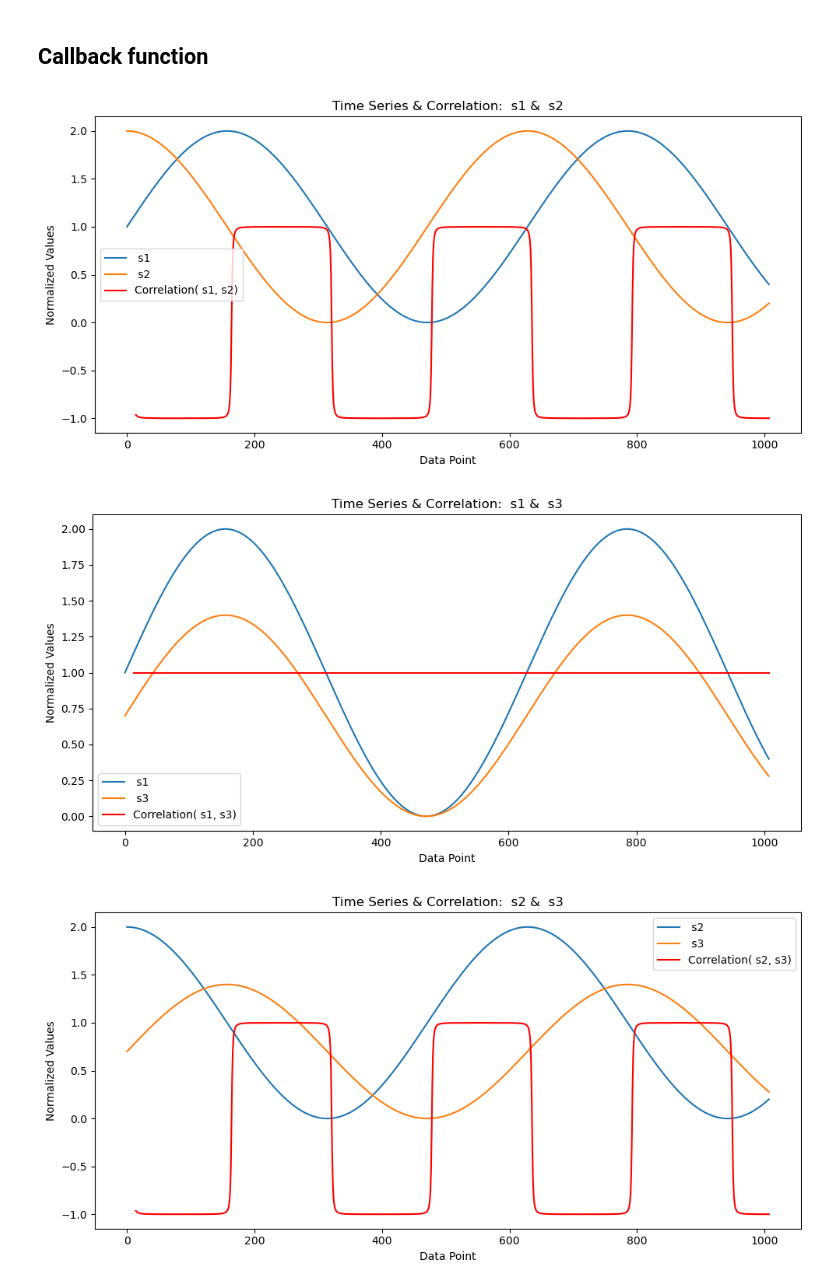
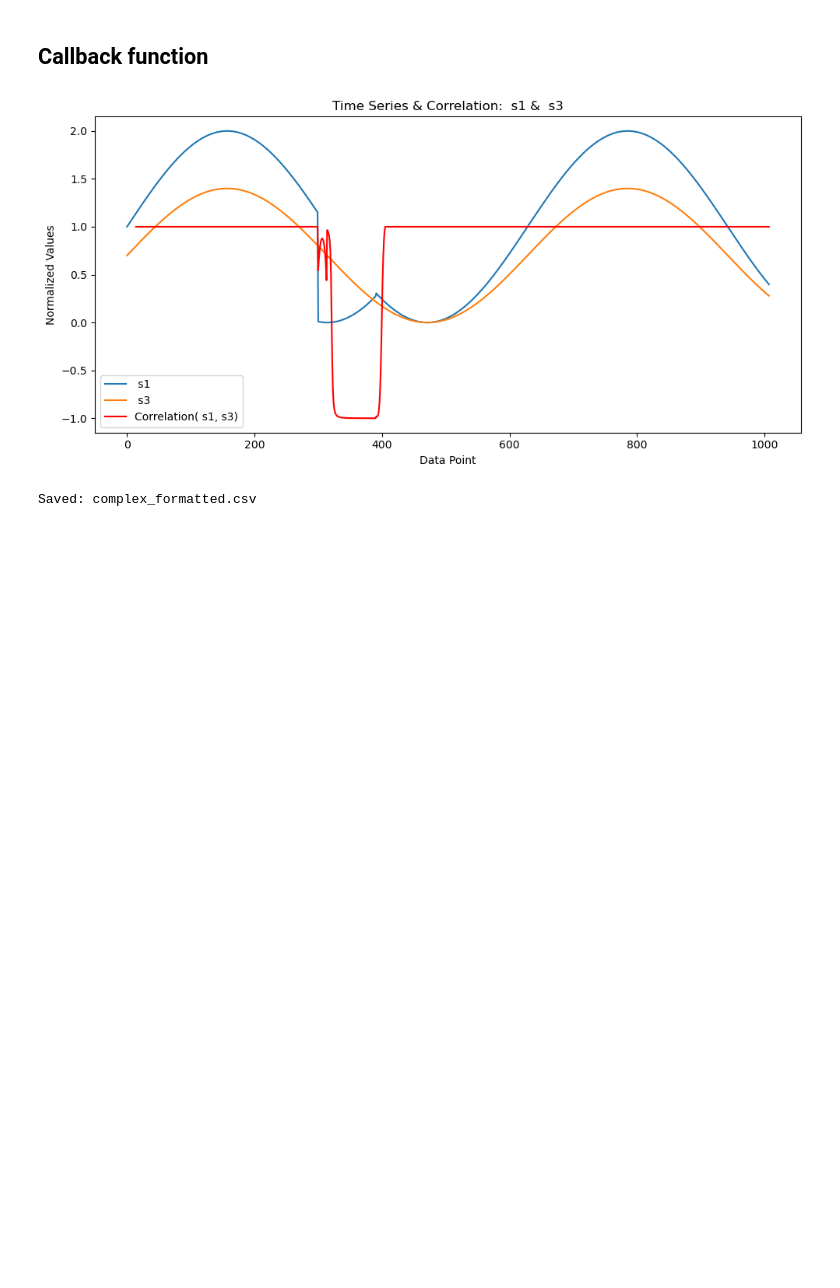
Before and after one commit to victornyabote/Intelligent-IoT-Data-Management, a Jupyter notebook: Notebooks/window_slider.ipynb, the cells around one changed output. Drawn from its saved outputs; the diff is of its cells as text; code cells hidden in the pictures; blank space fills up the shorter version.

Commit message:
Made changes in notebook to convert data to csv

```diff
--- a/Notebooks/window_slider.ipynb
+++ b/Notebooks/window_slider.ipynb
@@ -102,3 +104,27 @@ def compute_sliding_correlations(df, window_size, time_col="data_point"):
+# %%
+import os
+
+def save_correlations(df, correlations, output_dir, time_col="data_point"):
+    """
+    Saves a new CSV file in the same folder as the original with rolling correlations added.
+
+    Parameters:
+        correlations (dict): Dictionary containing rolling correlations for sensor pairs.
+        output_dir (str): Folder path where the original file was located.
+        time_col (str): Name of the time/index column.
+    """
+    df_to_save = df.copy()  # Assumes df_normalized is available in scope
+
+    # Add correlation columns with appropriate names like c(1, 2)
+    for (s1, s2), corr_values in correlations.items():
+        col_name = f"c({s1[-1]}, {s2[-1]})"
+        padded_corr = [None] * (len(df_to_save) - len(corr_values)) + corr_values
+        df_to_save[col_name] = padded_corr
+
+    # Save to the same directory as complex.csv with a new name
+    output_path = os.path.join(output_dir, "complex_formatted.csv")
+    df_to_save.to_csv(output_path, index=False)
+    print(f"Saved: {output_path}")
 # %% [markdown]
 ## Plotting data
 # %%
@@ -230,34 +256,36 @@ def process_callback(window_size, stream_vars):
     """
     selected_columns = ["data_point"]
 
     # Dynamically add the selected streams to the selected_columns list
     for stream, var in stream_vars.items():
         if var.get():  # If the stream is selected (checked)
             selected_columns.append(stream)
 
     # Select the columns from the DataFrame based on user selection
     df_selected = df_raw[selected_columns]
 
     # Normalize the selected data
     df_normalized = normalize_data(df_selected, time_col="data_point")
 
     # Calculate the sliding window correlations
     correlations = compute_sliding_correlations(df_normalized, window_size, time_col="data_point")
 
     # Plot the data and correlations
     plot_with_correlation(df_normalized, correlations, window_size, time_col="data_point")
 
+    # Save correlations to JSON and CSV in same folder as input file
+    save_correlations(df_normalized, correlations, output_dir=os.path.dirname("complex.csv"))
+
 if __name__ == "__main__":
     # Load data from the specified file
-    df_raw, min_dp, max_dp, time_col = load_data("simple.csv")  # Replace with your dataset
+    df_raw, min_dp, max_dp, time_col = load_data("complex.csv")  # Replace with your dataset
 
     # Get the list of sensor columns (excluding the time column)
     sensor_columns = [col for col in df_raw.columns if col != time_col]
 
     # Set up and launch the GUI
     root = setup_gui(min_dp, max_dp, sensor_columns, process_callback)
     root.mainloop()
 # %% [output]
-[figure, old version]
+[figure, new version]
-[figure, removed]
-[figure, removed]
+Saved: complex_formatted.csv
```
Also changed, not shown: parts of 1 cell of this notebook, 1 other file.
